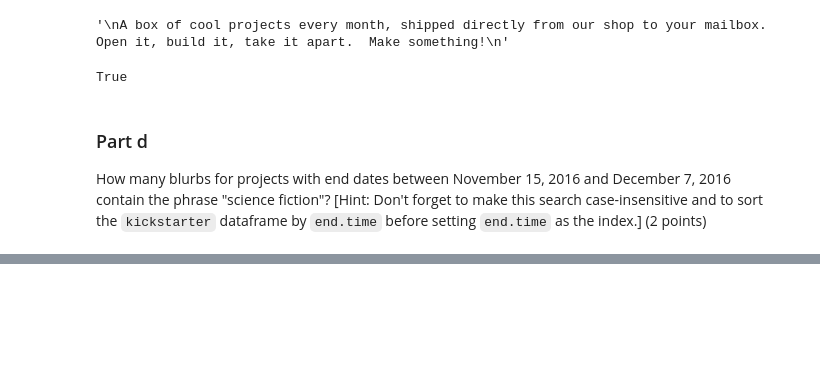
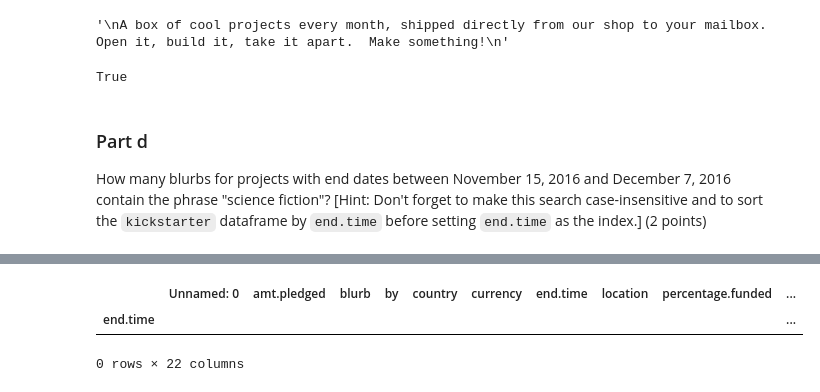
Before and after one commit to allaccountstaken/surfing_data_pipeline, a Jupyter notebook: M9/labassignment9.ipynb, the cells around one changed output, grey strips where cells are left out. Cells and saved outputs as stored; diff of their text form; code cells hidden in the pictures; blank space fills up the shorter version.

Commit message:
datetime complete-- plus, checking if contains

```diff
--- a/M9/labassignment9.ipynb
+++ b/M9/labassignment9.ipynb
@@ -633,0 +676,7 @@ sorted_records = kickstarter.sort_values(by=['end.time'])
+# %%
+# Same result with .loc on the dataframe -- no matches
+window.loc[window['blurb'].str.contains(substring, case=False)]
+# %% [output]
+|  | Unnamed: 0 | amt.pledged | blurb | by | country | currency | end.time | location | percentage.funded | ... |
+| end.time |  |  |  |  |  |  |  |  |  | ... |
+0 rows × 22 columns
```
Also changed, not shown: parts of 5 cells of this notebook.
